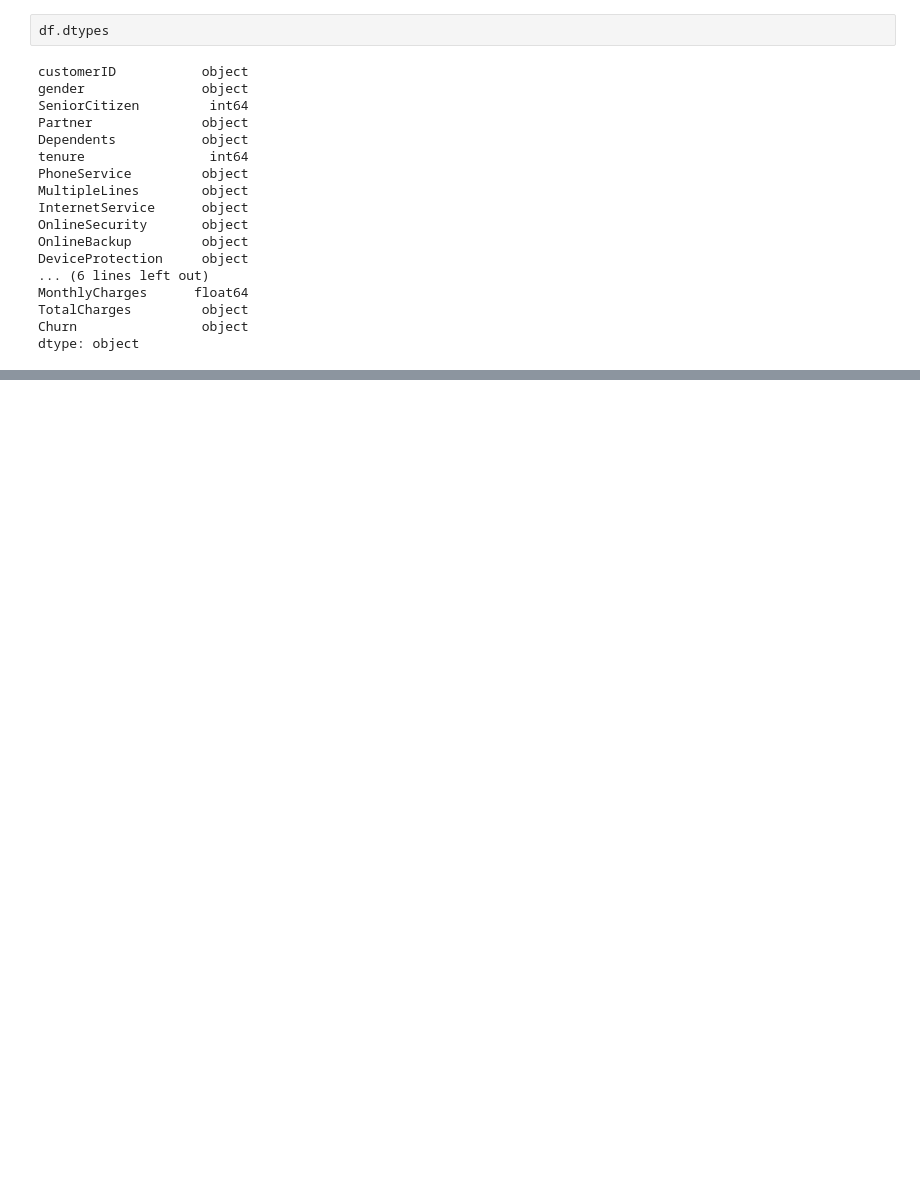
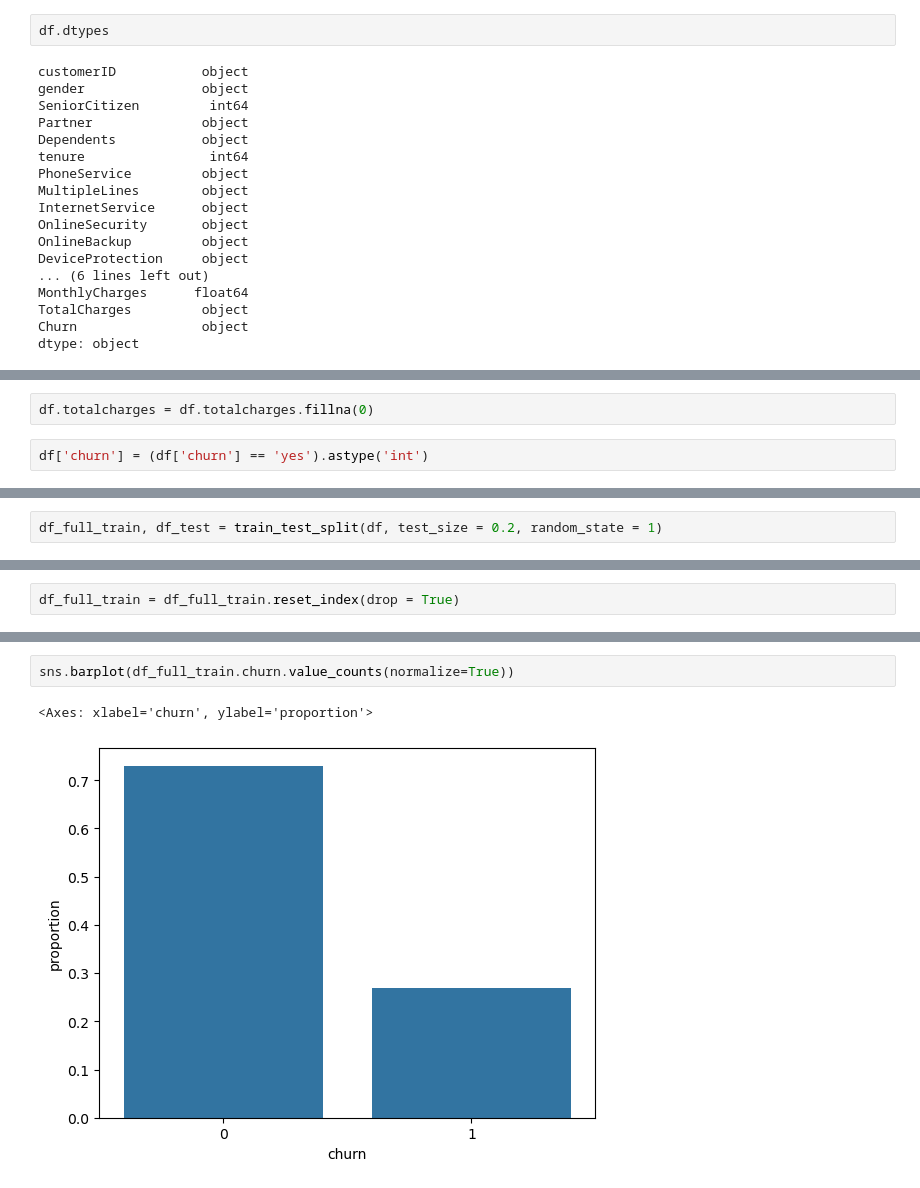
Before and after one commit to ePaddyy/machine_learning_zoomcamp, a Jupyter notebook: regression/churn_prediction.ipynb, the cells around one changed output, grey strips where cells are left out. Saved outputs shown, nothing was run; the diff lists cells and outputs as text; blank space fills up the shorter version.

```diff
--- a/regression/churn_prediction.ipynb
+++ b/regression/churn_prediction.ipynb
@@ -45,0 +75,4 @@ for c in categorical_columns:
+# %%
+df.totalcharges = df.totalcharges.fillna(0)
+# %%
+df['churn'] = (df['churn'] == 'yes').astype('int')
@@ -45,0 +81,2 @@ for c in categorical_columns:
+# %%
+df_full_train, df_test = train_test_split(df, test_size = 0.2, random_state = 1)
@@ -45,0 +107,2 @@ for c in categorical_columns:
+# %%
+df_full_train = df_full_train.reset_index(drop = True)
@@ -45,0 +144,5 @@ for c in categorical_columns:
+# %%
+sns.barplot(df_full_train.churn.value_counts(normalize=True))
+# %% [output]
+<Axes: xlabel='churn', ylabel='proportion'>
+[figure, added]
```
Also changed, not shown: parts of 198 cells of this notebook, 3 other files.
